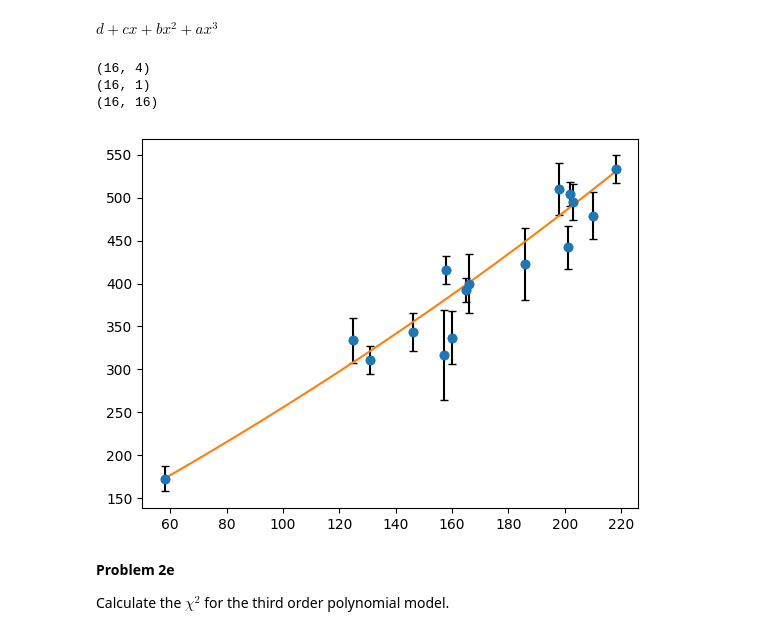
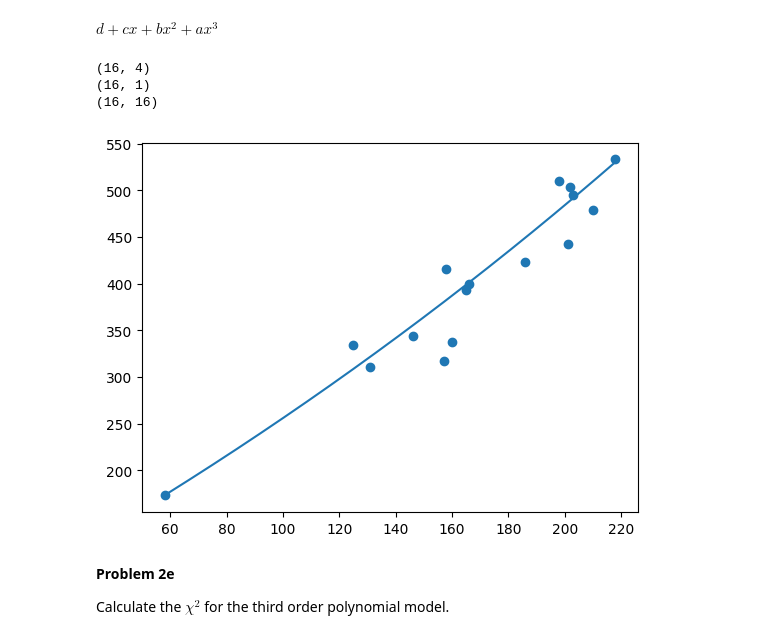
Before and after one commit to theheokboi/DATA_SCI-421, a Jupyter notebook: ProblemSet5.ipynb, the cells around one changed output. Drawn from its saved outputs; the diff is of its cells as text; code cells hidden in the pictures.

```diff
--- a/ProblemSet5.ipynb
+++ b/ProblemSet5.ipynb
@@ -267,31 +267,31 @@ $ d + cx + bx^2 + ax^3$
 # %%
 ones = np.array([1 for _ in range(len(x))])
 A = np.vstack((ones, x, x**2, x**3)).T
 print(A.shape)
 Y = np.atleast_2d(y).T
 print(Y.shape)
 V = np.diag(sigma_y**2)
 print(V.shape)
 
 FIRST = A.T @ np.linalg.inv(V) @ A
 SECOND = A.T @ np.linalg.inv(V) @ Y
 RESULT = np.linalg.inv(FIRST) @ SECOND
 [[d], [c], [b], [a]] = RESULT
 
 x_axis = np.linspace(min(x), max(x), 1000)
 y_axis = list(map(lambda _x: a*_x**3 + b*_x**2 + c*_x**1 + d, x_axis))
 
 fig, ax = plt.subplots()
 ax.scatter(x, y)
-ax.errorbar(x, y, yerr=sigma_y, fmt="o", ecolor='black', capsize=3)
+# ax.errorbar(x, y, yerr=sigma_y, fmt="o", ecolor='black', capsize=3)
 ax.plot(x_axis, y_axis)
 
 plt.show()
 # %% [output]
 (16, 4)
 (16, 1)
 (16, 16)
-[figure, old version]
+[figure, new version]
 # %% [markdown]
 **Problem 2e**
 
```
Also changed, not shown: parts of 6 cells of this notebook, 4 other files.
